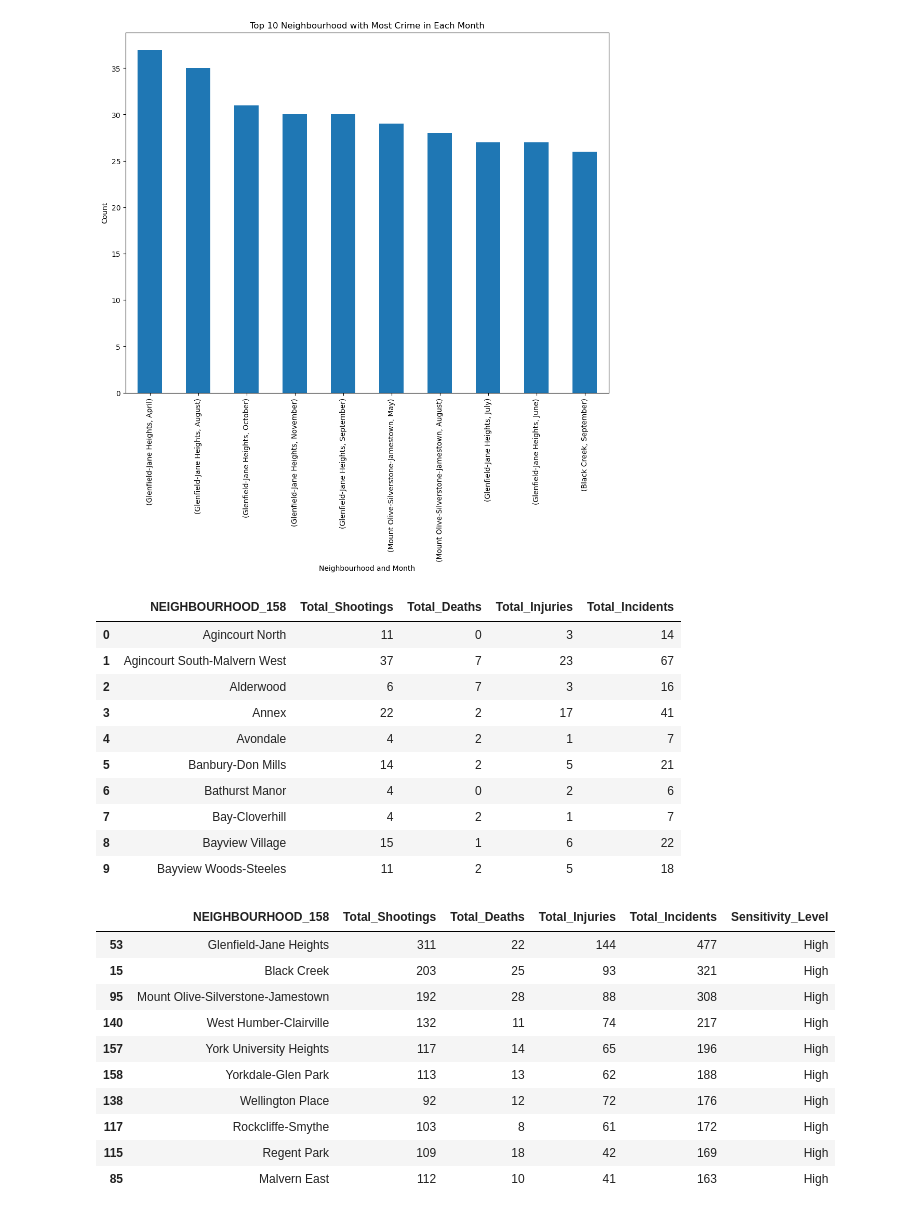
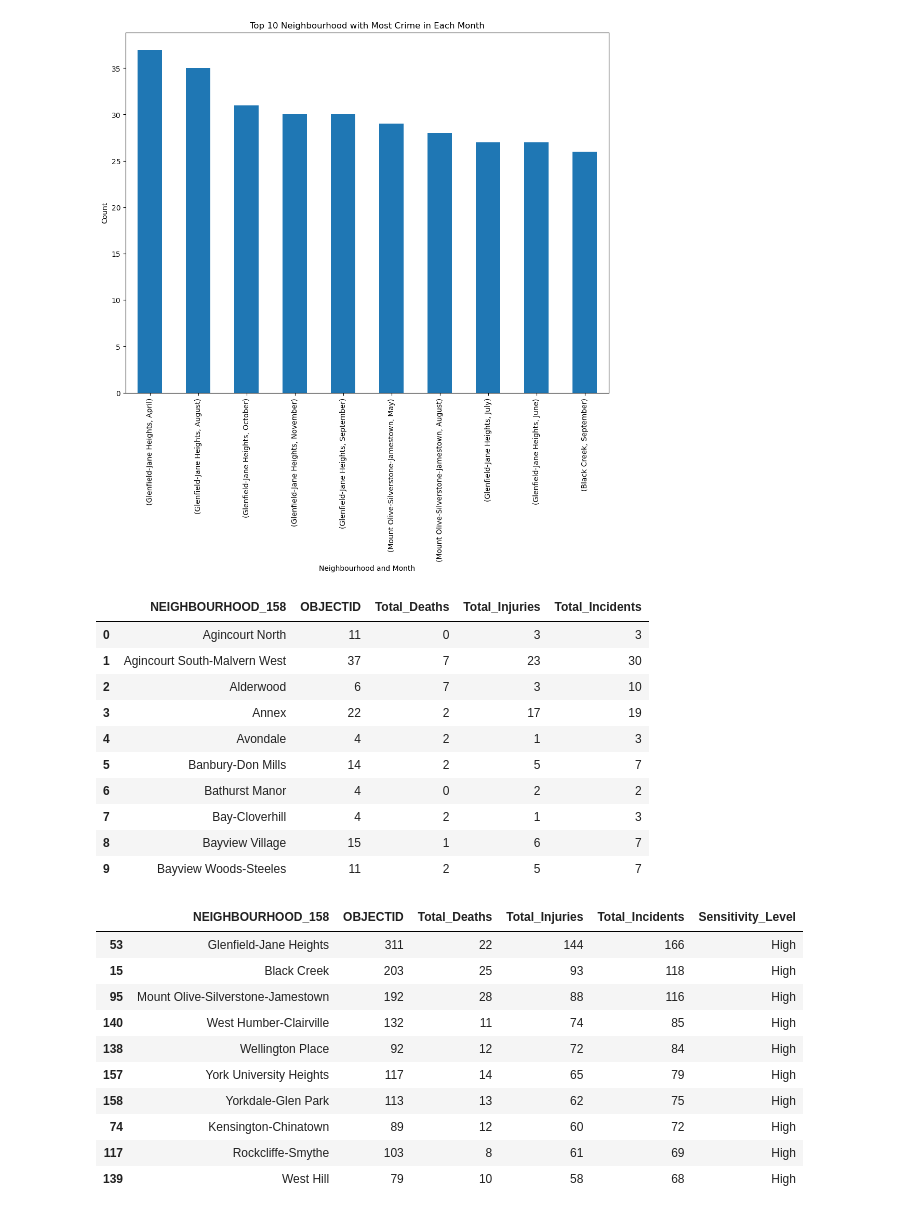
Before and after one commit to Dianalxy1/schulich_date_science, a Jupyter notebook: MMAI5000/5000_groupproject.ipynb, the cells around one changed output. Cells and saved outputs as stored; diff of their text form; code cells hidden in the pictures.

```diff
--- a/MMAI5000/5000_groupproject.ipynb
+++ b/MMAI5000/5000_groupproject.ipynb
@@ -301,28 +409,28 @@ Text(0.5, 1.0, 'Top 10 Neighbourhood with Most Crime in Each Month')
 # %%
 # Aggregate data by neighborhood in ascending order and reset index
 
 data_agg = df.groupby('NEIGHBOURHOOD_158').agg({'OBJECTID':'count', 'DEATH':'sum', 'INJURIES':'sum'}).reset_index()
 
 # Rename columns
-data_agg.rename(columns={'OBJECTID':'Total_Shootings', 'DEATH':'Total_Deaths', 'INJURIES':'Total_Injuries'}, inplace=True)
+data_agg.rename(columns={'DEATH':'Total_Deaths', 'INJURIES':'Total_Injuries'}, inplace=True)
 
 # Calculate total incidents (shootings, deaths, and injuries)
-data_agg['Total_Incidents'] = data_agg['Total_Shootings'] + data_agg['Total_Deaths'] + data_agg['Total_Injuries']
+data_agg['Total_Incidents'] = data_agg['Total_Deaths'] + data_agg['Total_Injuries']
 
 # Display the aggregated data
 data_agg.head(10)
 # %% [output]
-|  | NEIGHBOURHOOD_158 | Total_Shootings | Total_Deaths | Total_Injuries | Total_Incidents |
-| 0 | Agincourt North | 11 | 0 | 3 | 14 |
-| 1 | Agincourt South-Malvern West | 37 | 7 | 23 | 67 |
-| 2 | Alderwood | 6 | 7 | 3 | 16 |
-| 3 | Annex | 22 | 2 | 17 | 41 |
-| 4 | Avondale | 4 | 2 | 1 | 7 |
-| 5 | Banbury-Don Mills | 14 | 2 | 5 | 21 |
-| 6 | Bathurst Manor | 4 | 0 | 2 | 6 |
-| 7 | Bay-Cloverhill | 4 | 2 | 1 | 7 |
-| 8 | Bayview Village | 15 | 1 | 6 | 22 |
-| 9 | Bayview Woods-Steeles | 11 | 2 | 5 | 18 |
+|  | NEIGHBOURHOOD_158 | OBJECTID | Total_Deaths | Total_Injuries | Total_Incidents |
+| 0 | Agincourt North | 11 | 0 | 3 | 3 |
+| 1 | Agincourt South-Malvern West | 37 | 7 | 23 | 30 |
+| 2 | Alderwood | 6 | 7 | 3 | 10 |
+| 3 | Annex | 22 | 2 | 17 | 19 |
+| 4 | Avondale | 4 | 2 | 1 | 3 |
+| 5 | Banbury-Don Mills | 14 | 2 | 5 | 7 |
+| 6 | Bathurst Manor | 4 | 0 | 2 | 2 |
+| 7 | Bay-Cloverhill | 4 | 2 | 1 | 3 |
+| 8 | Bayview Village | 15 | 1 | 6 | 7 |
+| 9 | Bayview Woods-Steeles | 11 | 2 | 5 | 7 |
 # %%
 # Define sensitivity levels based on total incidents
 data_agg = data_agg.sort_values(by='Total_Incidents', ascending=False)
@@ -336,17 +444,17 @@ data_agg['Sensitivity_Level'] = pd.cut(data_agg['Total_Incidents'], bins, labels
 # Display the dataframe with sensitivity levels
 data_agg.head(10)
 # %% [output]
-|  | NEIGHBOURHOOD_158 | Total_Shootings | Total_Deaths | Total_Injuries | Total_Incidents | Sensitivity_Level |
-| 53 | Glenfield-Jane Heights | 311 | 22 | 144 | 477 | High |
-| 15 | Black Creek | 203 | 25 | 93 | 321 | High |
-| 95 | Mount Olive-Silverstone-Jamestown | 192 | 28 | 88 | 308 | High |
-| 140 | West Humber-Clairville | 132 | 11 | 74 | 217 | High |
-| 157 | York University Heights | 117 | 14 | 65 | 196 | High |
-| 158 | Yorkdale-Glen Park | 113 | 13 | 62 | 188 | High |
-| 138 | Wellington Place | 92 | 12 | 72 | 176 | High |
-| 117 | Rockcliffe-Smythe | 103 | 8 | 61 | 172 | High |
-| 115 | Regent Park | 109 | 18 | 42 | 169 | High |
-| 85 | Malvern East | 112 | 10 | 41 | 163 | High |
+|  | NEIGHBOURHOOD_158 | OBJECTID | Total_Deaths | Total_Injuries | Total_Incidents | Sensitivity_Level |
+| 53 | Glenfield-Jane Heights | 311 | 22 | 144 | 166 | High |
+| 15 | Black Creek | 203 | 25 | 93 | 118 | High |
+| 95 | Mount Olive-Silverstone-Jamestown | 192 | 28 | 88 | 116 | High |
+| 140 | West Humber-Clairville | 132 | 11 | 74 | 85 | High |
+| 138 | Wellington Place | 92 | 12 | 72 | 84 | High |
+| 157 | York University Heights | 117 | 14 | 65 | 79 | High |
+| 158 | Yorkdale-Glen Park | 113 | 13 | 62 | 75 | High |
+| 74 | Kensington-Chinatown | 89 | 12 | 60 | 72 | High |
+| 117 | Rockcliffe-Smythe | 103 | 8 | 61 | 69 | High |
+| 139 | West Hill | 79 | 10 | 58 | 68 | High |
 # %%
 import matplotlib.pyplot as plt
 import seaborn as sns
```
Also changed, not shown: parts of 9 cells of this notebook, 1 other file.
